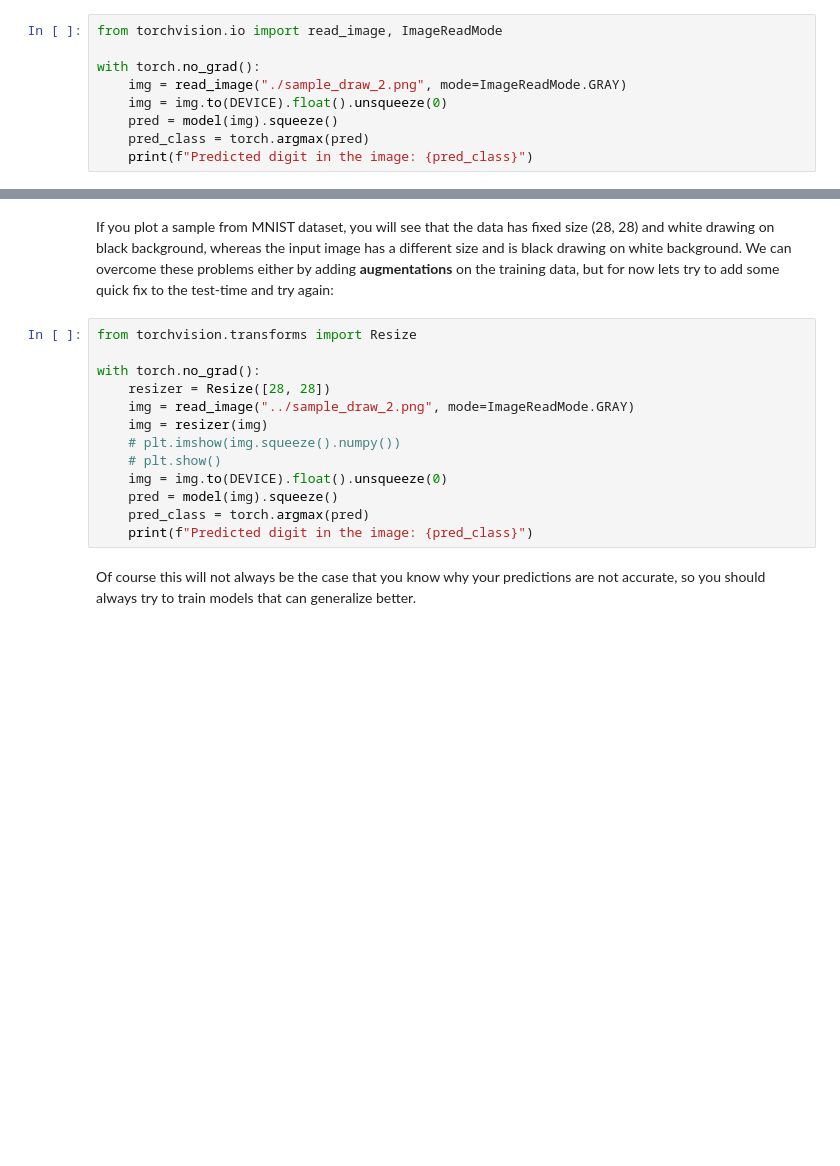
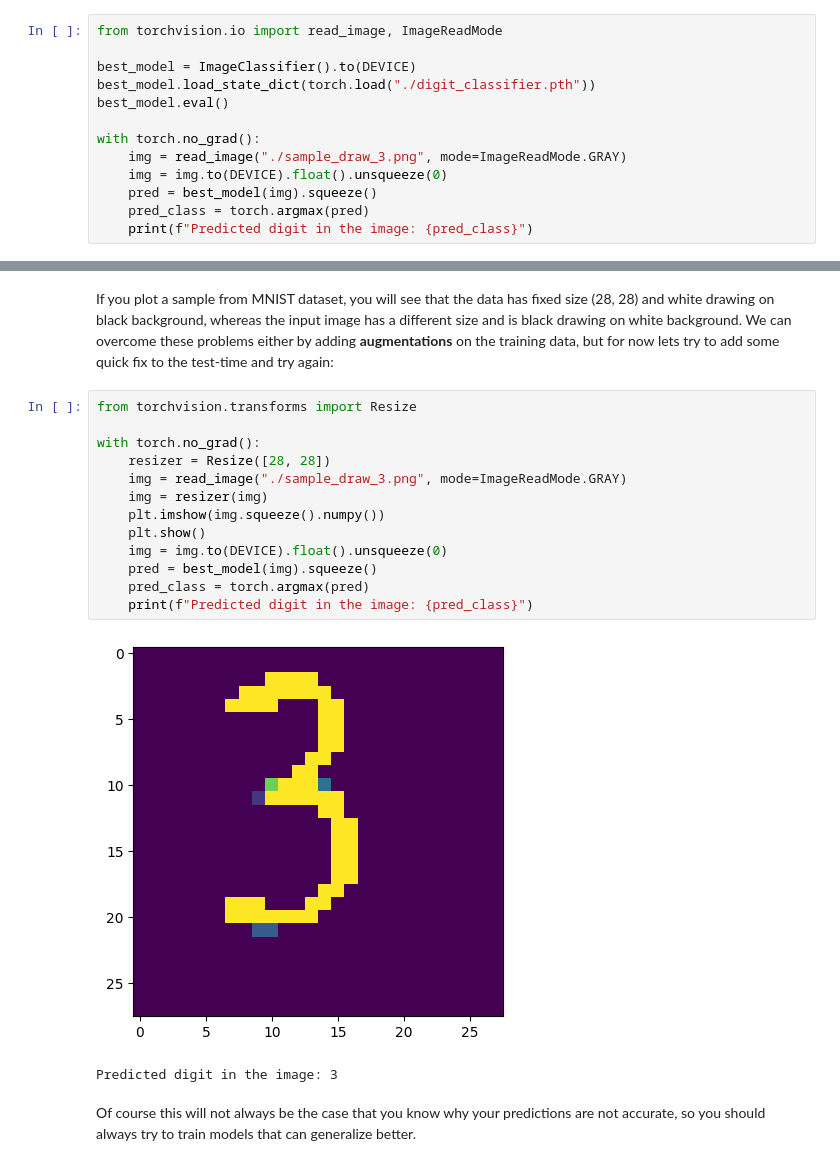
Before and after one commit to oytundemirbilek/basira-deep-learning-tutorials, a Jupyter notebook: classification/train_and_evaluate.ipynb, the cells around one changed output, grey strips where cells are left out. Saved outputs shown, nothing was run; the diff lists cells and outputs as text; blank space fills up the shorter version.

```diff
--- a/classification/train_and_evaluate.ipynb
+++ b/classification/train_and_evaluate.ipynb
@@ -210,9 +236,13 @@ Now use your model in production ! Dont forget to apply the preprocessing steps
 # %%
 from torchvision.io import read_image, ImageReadMode
 
+best_model = ImageClassifier().to(DEVICE)
+best_model.load_state_dict(torch.load("./digit_classifier.pth"))
+best_model.eval()
+
 with torch.no_grad():
-    img = read_image("./sample_draw_2.png", mode=ImageReadMode.GRAY)
+    img = read_image("./sample_draw_3.png", mode=ImageReadMode.GRAY)
     img = img.to(DEVICE).float().unsqueeze(0)
-    pred = model(img).squeeze()
+    pred = best_model(img).squeeze()
     pred_class = torch.argmax(pred)
     print(f"Predicted digit in the image: {pred_class}")
@@ -223,16 +255,19 @@ If you plot a sample from MNIST dataset, you will see that the data has fixed si
 # %%
 from torchvision.transforms import Resize
 
 with torch.no_grad():
     resizer = Resize([28, 28])
-    img = read_image("../sample_draw_2.png", mode=ImageReadMode.GRAY)
+    img = read_image("./sample_draw_3.png", mode=ImageReadMode.GRAY)
     img = resizer(img)
-    # plt.imshow(img.squeeze().numpy())
-    # plt.show()
+    plt.imshow(img.squeeze().numpy())
+    plt.show()
     img = img.to(DEVICE).float().unsqueeze(0)
-    pred = model(img).squeeze()
+    pred = best_model(img).squeeze()
     pred_class = torch.argmax(pred)
     print(f"Predicted digit in the image: {pred_class}")
+# %% [output]
+[figure, added]
+Predicted digit in the image: 3
 # %% [markdown]
 Of course this will not always be the case that you know why your predictions are not accurate, so you should always try to train models that can generalize better.
 # %% [markdown]
```
Also changed, not shown: parts of 5 cells of this notebook, 3 other files.
